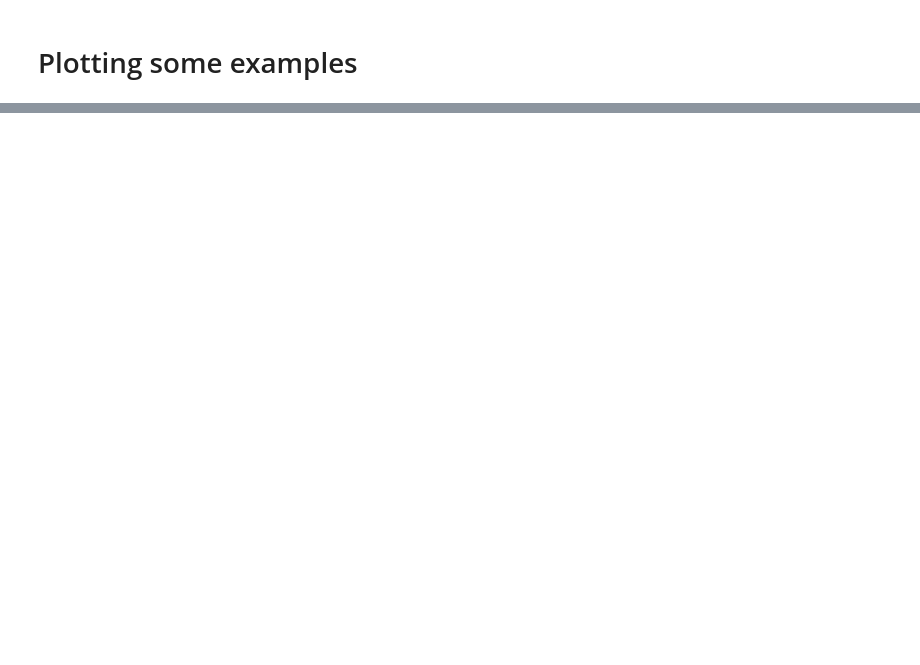
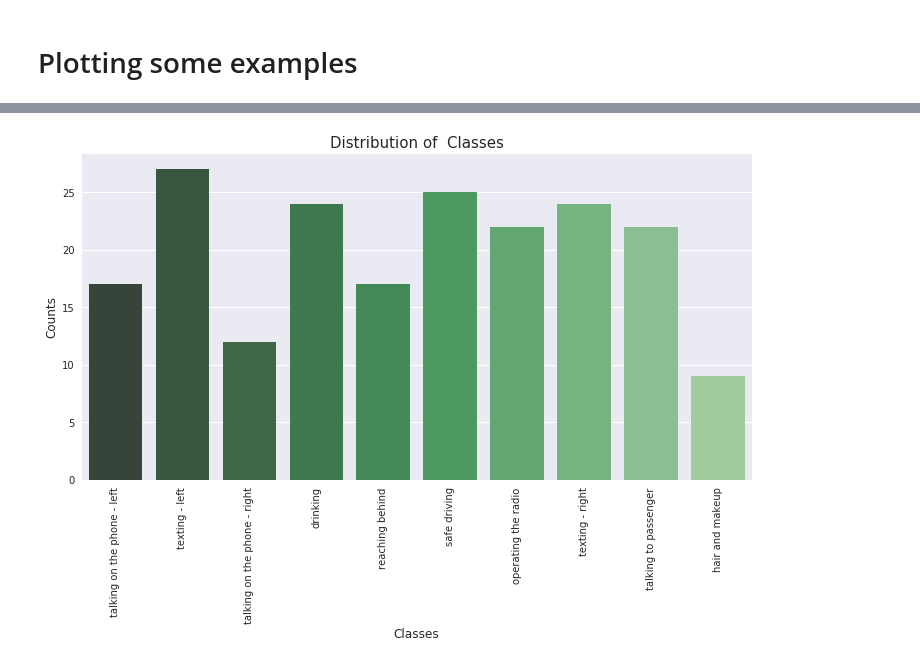
Before and after one commit to RenatoBMLR/state-farm-distracted-driver-detection, a Jupyter notebook: Distracted_Driver_Detection.ipynb, the cells around one changed output, grey strips where cells are left out. Drawn from its saved outputs; the diff is of its cells as text; code cells hidden in the pictures; blank space fills up the shorter version.

Commit message:
OneHotCode ajustado e função para reverter o OneHotCode com de/para desenvolvida. Primeiro plot do estudo de balanceamento de classes.

```diff
--- a/Distracted_Driver_Detection.ipynb
+++ b/Distracted_Driver_Detection.ipynb
@@ -73,11 +73,11 @@ class KaggleSafeDriverDataset(Dataset):
             if is_val:
 
                 self.X= self.data['X_train'].take(indval,axis=0)
-                self.y = self.mlb.fit_transform(enumerate(self.data['Y_train'].take(indval,axis=0))).astype(np.float32)
+                self.y = self.mlb.fit_transform((self.data['Y_train'].take(indval,axis=0)).reshape(-1,1)).astype(np.float32)
 
             else:
                 self.X= self.data['X_train'].take(indtr,axis=0)
-                self.y = self.mlb.fit_transform(enumerate(self.data['Y_train'].take(indtr,axis=0))).astype(np.float32)
+                self.y = self.mlb.fit_transform((self.data['Y_train'].take(indtr,axis=0)).reshape(-1,1)).astype(np.float32)
 
 
     def __getitem__(self, index):
@@ -156,0 +159,22 @@ def plot_classes(labels, X, Y, img_size):
+# %%
+def de_para(dataset):
+    labels = {  'c0' : 'safe driving',
+                'c1' : 'texting - right',
+                'c2' : 'talking on the phone - right',
+                'c3' : 'texting - left',
+                'c4' : 'talking on the phone - left',
+                'c5' : 'operating the radio',
+                'c6' : 'drinking',
+                'c7' : 'reaching behind',
+                'c8' : 'hair and makeup',
+                'c9' : 'talking to passenger'}
+    y = dataset.mlb.inverse_transform(dataset.y)
+    class_number = [item[0] for item in y]
+    class_str = []
+    for item in class_number:
+        class_str.append(labels['c'+str(item)])
+
+    return class_str
+# %%
+class_str = de_para(trainset)
+class_str
@@ -156,0 +199,10 @@ def plot_classes(labels, X, Y, img_size):
+# %%
+plt.figure(figsize=(12,6))
+sns.countplot(x=class_str, palette="Greens_d");
+plt.xlabel("Classes", fontsize=12)
+plt.ylabel('Counts', fontsize=12)
+plt.xticks(rotation=90)
+plt.title("Distribution of  Classes", fontsize=15)
+plt.show()
+# %% [output]
+[figure, added]
```
Also changed, not shown: parts of 5 cells of this notebook.
